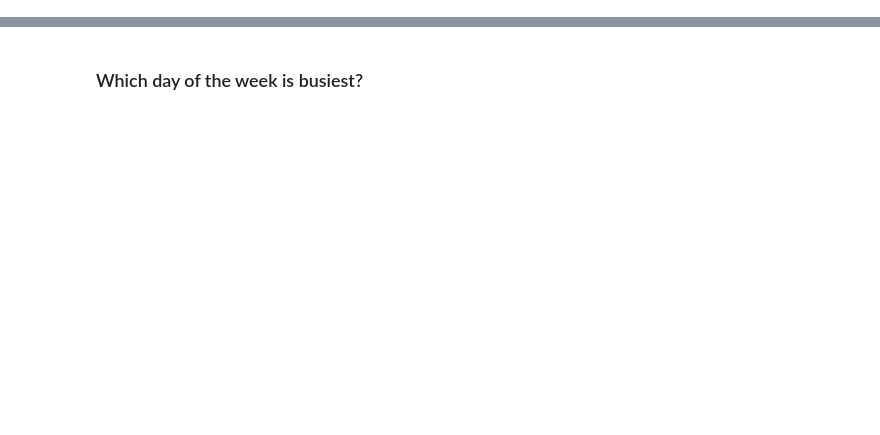
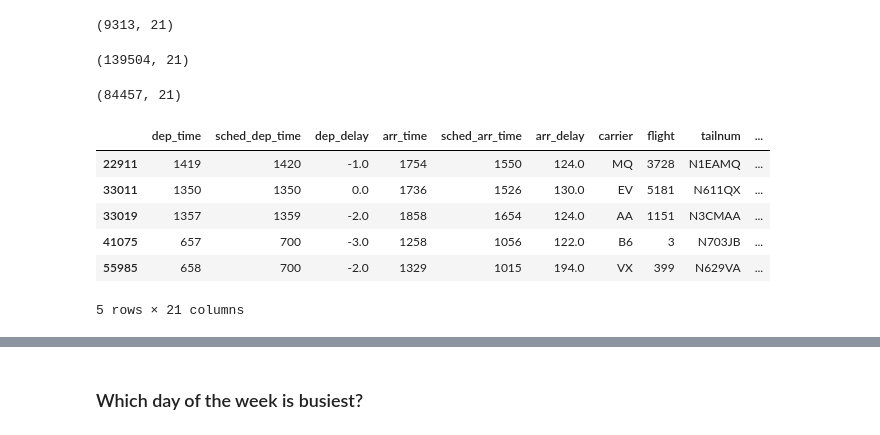
Before and after one commit to smileschen/2018-fa-stats131, a Jupyter notebook: 05-02.ipynb, the cells around one changed output, grey strips where cells are left out. Saved outputs shown, nothing was run; the diff lists cells and outputs as text; code cells hidden in the pictures; blank space fills up the shorter version.

```diff
--- a/05-02.ipynb
+++ b/05-02.ipynb
@@ -28,0 +206,27 @@ airlines = pd.read_csv('airlines.csv', index_col = 'carrier')
+# %%
+# Flew to Houston (IAH or HOU)
+flights.loc[ flights.dest.isin(['IAH','HOU']) ].shape
+# %% [output]
+(9313, 21)
+# %%
+# Were operated by United, American, or Delta
+flights.loc[ flights.carrier.isin(['UA','AA', 'DL']) ].shape
+# %% [output]
+(139504, 21)
+# %%
+# Departed in summer (July, August, and September)
+flights.loc[ flights.dep_date_time.dt.month.isin([7,8,9]) ].shape
+# %% [output]
+(84457, 21)
+# %%
+# Arrived more than two hours late, but didn’t leave late
+
+flights.loc[ (flights.arr_delay > 120) & (flights.dep_delay <= 0) ].head()
+# %% [output]
+|  | dep_time | sched_dep_time | dep_delay | arr_time | sched_arr_time | arr_delay | carrier | flight | tailnum | ... |
+| 22911 | 1419 | 1420 | -1.0 | 1754 | 1550 | 124.0 | MQ | 3728 | N1EAMQ | ... |
+| 33011 | 1350 | 1350 | 0.0 | 1736 | 1526 | 130.0 | EV | 5181 | N611QX | ... |
+| 33019 | 1357 | 1359 | -2.0 | 1858 | 1654 | 124.0 | AA | 1151 | N3CMAA | ... |
+| 41075 | 657 | 700 | -3.0 | 1258 | 1056 | 122.0 | B6 | 3 | N703JB | ... |
+| 55985 | 658 | 700 | -2.0 | 1329 | 1015 | 194.0 | VX | 399 | N629VA | ... |
+5 rows × 21 columns
```
Also changed, not shown: parts of 31 cells of this notebook.
